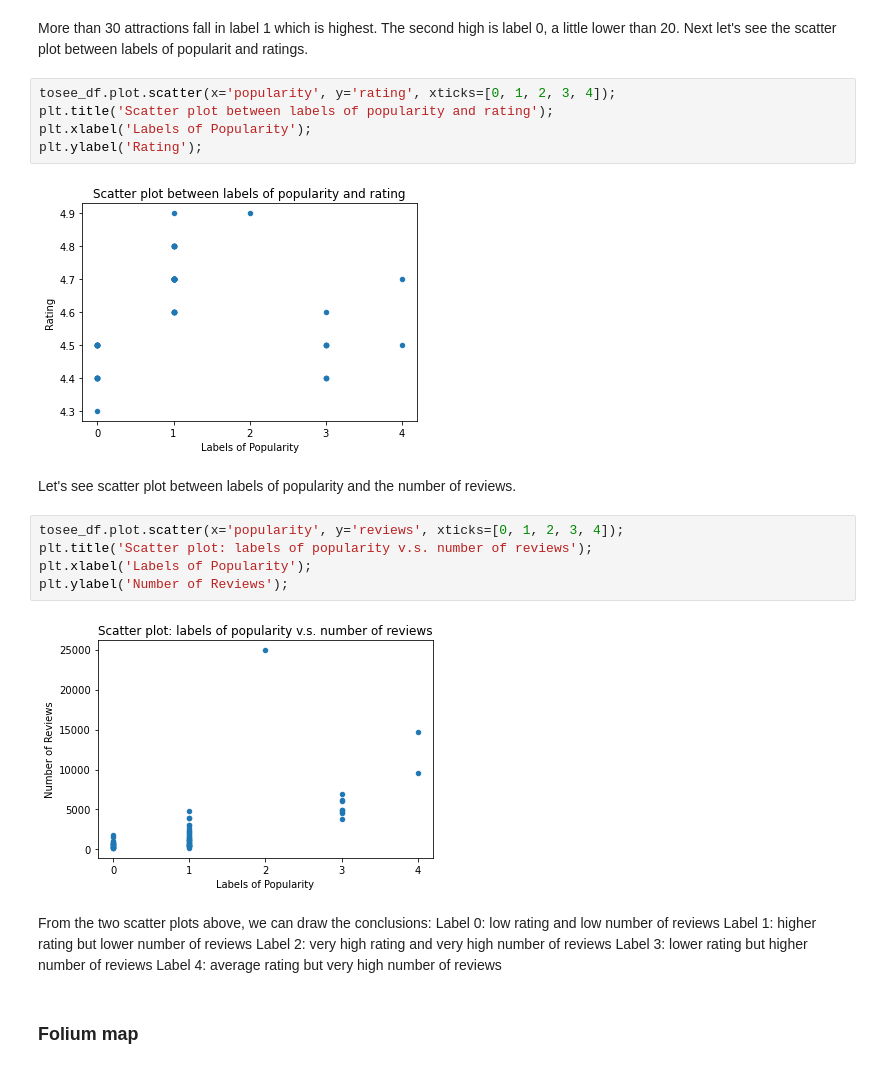
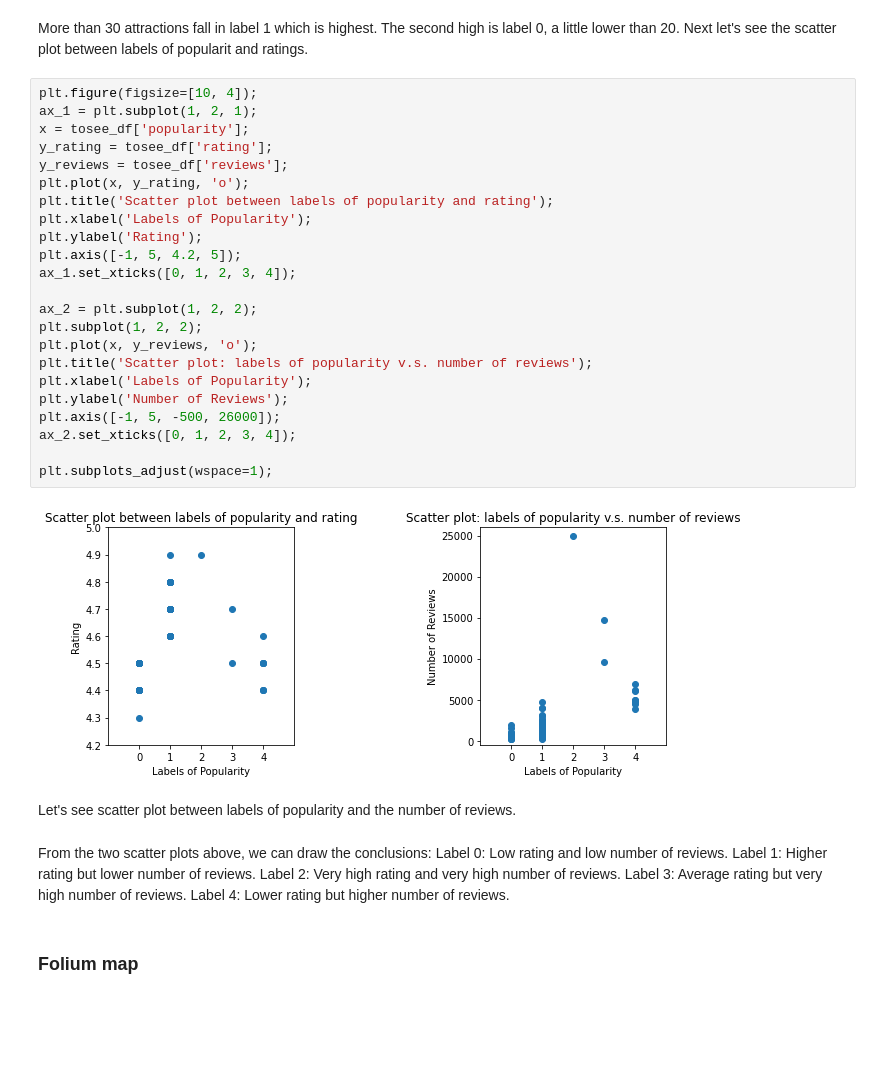
Before and after one commit to claire886/Coursera-_Capstone, a Jupyter notebook: Portland_Trip_Planner.ipynb, the cells around one changed output. Saved outputs shown, nothing was run; the diff lists cells and outputs as text; blank space fills up the shorter version.

Commit message:
modify scatter plots

```diff
--- a/Portland_Trip_Planner.ipynb
+++ b/Portland_Trip_Planner.ipynb
@@ -450,28 +450,39 @@ plt.title('Histogram Plot: Label of Popularity');
 # %% [markdown]
 More than 30 attractions fall in label 1 which is highest. The second high is label 0, a little lower than 20. Next let's see the scatter plot between labels of popularit and ratings.
-# %%
-tosee_df.plot.scatter(x='popularity', y='rating', xticks=[0, 1, 2, 3, 4]);
-plt.title('Scatter plot between labels of popularity and rating');
-plt.xlabel('Labels of Popularity');
-plt.ylabel('Rating');
-# %% [output]
-[figure, removed]
+# %%
+plt.figure(figsize=[10, 4]);
+ax_1 = plt.subplot(1, 2, 1);
+x = tosee_df['popularity'];
+y_rating = tosee_df['rating'];
+y_reviews = tosee_df['reviews'];
+plt.plot(x, y_rating, 'o');
+plt.title('Scatter plot between labels of popularity and rating');
+plt.xlabel('Labels of Popularity');
+plt.ylabel('Rating');
+plt.axis([-1, 5, 4.2, 5]);
+ax_1.set_xticks([0, 1, 2, 3, 4]);
+
+ax_2 = plt.subplot(1, 2, 2);
+plt.subplot(1, 2, 2);
+plt.plot(x, y_reviews, 'o');
+plt.title('Scatter plot: labels of popularity v.s. number of reviews');
+plt.xlabel('Labels of Popularity');
+plt.ylabel('Number of Reviews');
+plt.axis([-1, 5, -500, 26000]);
+ax_2.set_xticks([0, 1, 2, 3, 4]);
+
+plt.subplots_adjust(wspace=1);
+# %% [output]
+[figure, added]
 # %% [markdown]
 Let's see scatter plot between labels of popularity and the number of reviews.
-# %%
-tosee_df.plot.scatter(x='popularity', y='reviews', xticks=[0, 1, 2, 3, 4]);
-plt.title('Scatter plot: labels of popularity v.s. number of reviews');
-plt.xlabel('Labels of Popularity');
-plt.ylabel('Number of Reviews');
-# %% [output]
-[figure, removed]
 # %% [markdown]
 From the two scatter plots above, we can draw the conclusions:
-Label 0: low rating and low number of reviews
-Label 1: higher rating but lower number of reviews
-Label 2: very high rating and very high number of reviews
-Label 3: lower rating but higher number of reviews
-Label 4: average rating but very high number of reviews
+Label 0: Low rating and low number of reviews.
+Label 1: Higher rating but lower number of reviews.
+Label 2: Very high rating and very high number of reviews.
+Label 3: Average rating but very high number of reviews.
+Label 4: Lower rating but higher number of reviews.
 # %% [markdown]
 ### Folium map
 # %% [markdown]
```
Also changed, not shown: parts of 7 cells of this notebook.
